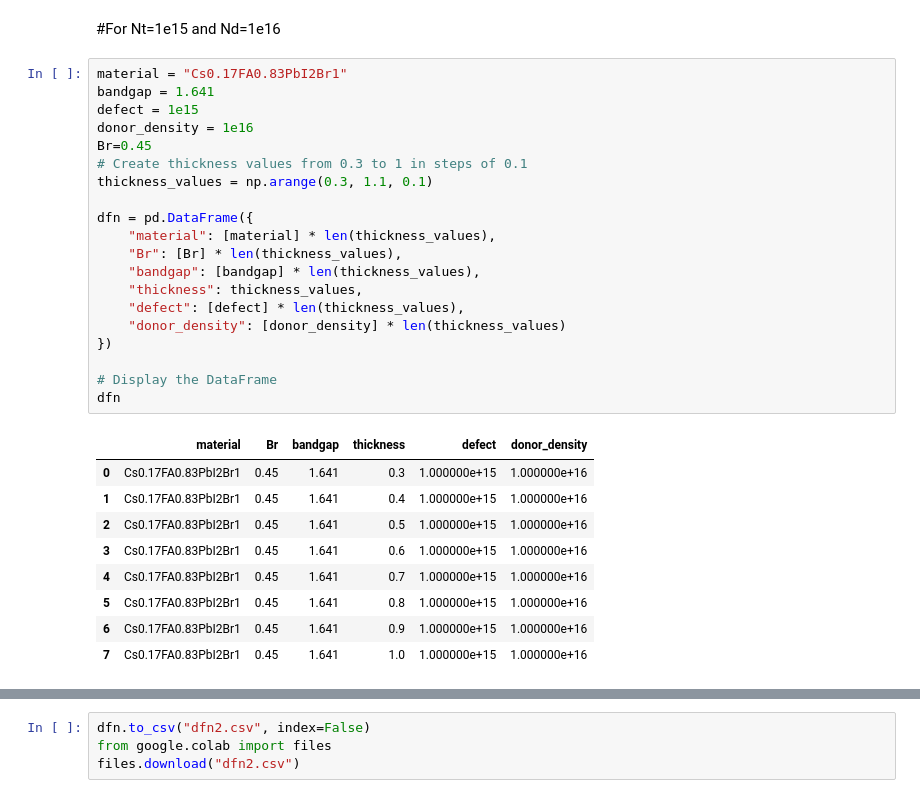
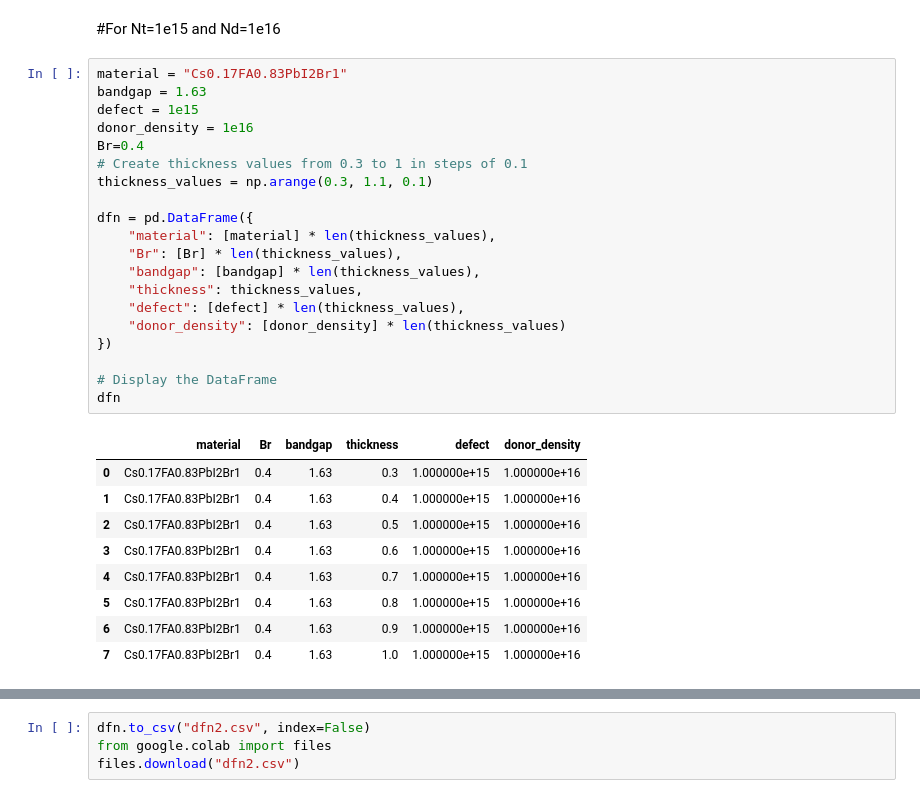
Before and after one commit to subhamsubba/scaps, a Jupyter notebook: scaps.ipynb, the cells around one changed output, grey strips where cells are left out. Saved outputs shown, nothing was run; the diff lists cells and outputs as text.

```diff
--- a/scaps.ipynb
+++ b/scaps.ipynb
@@ -450,34 +450,34 @@ plt.show()
 #For Nt=1e15 and Nd=1e16
 # %%
 material = "Cs0.17FA0.83PbI2Br1"
-bandgap = 1.641
+bandgap = 1.63
 defect = 1e15
 donor_density = 1e16
-Br=0.45
+Br=0.4
 # Create thickness values from 0.3 to 1 in steps of 0.1
 thickness_values = np.arange(0.3, 1.1, 0.1)
 
 dfn = pd.DataFrame({
     "material": [material] * len(thickness_values),
     "Br": [Br] * len(thickness_values),
     "bandgap": [bandgap] * len(thickness_values),
     "thickness": thickness_values,
     "defect": [defect] * len(thickness_values),
     "donor_density": [donor_density] * len(thickness_values)
 })
 
 # Display the DataFrame
 dfn
 # %% [output]
 |  | material | Br | bandgap | thickness | defect | donor_density |
-| 0 | Cs0.17FA0.83PbI2Br1 | 0.45 | 1.641 | 0.3 | 1.000000e+15 | 1.000000e+16 |
-| 1 | Cs0.17FA0.83PbI2Br1 | 0.45 | 1.641 | 0.4 | 1.000000e+15 | 1.000000e+16 |
-| 2 | Cs0.17FA0.83PbI2Br1 | 0.45 | 1.641 | 0.5 | 1.000000e+15 | 1.000000e+16 |
-| 3 | Cs0.17FA0.83PbI2Br1 | 0.45 | 1.641 | 0.6 | 1.000000e+15 | 1.000000e+16 |
-| 4 | Cs0.17FA0.83PbI2Br1 | 0.45 | 1.641 | 0.7 | 1.000000e+15 | 1.000000e+16 |
-| 5 | Cs0.17FA0.83PbI2Br1 | 0.45 | 1.641 | 0.8 | 1.000000e+15 | 1.000000e+16 |
-| 6 | Cs0.17FA0.83PbI2Br1 | 0.45 | 1.641 | 0.9 | 1.000000e+15 | 1.000000e+16 |
-| 7 | Cs0.17FA0.83PbI2Br1 | 0.45 | 1.641 | 1.0 | 1.000000e+15 | 1.000000e+16 |
+| 0 | Cs0.17FA0.83PbI2Br1 | 0.4 | 1.63 | 0.3 | 1.000000e+15 | 1.000000e+16 |
+| 1 | Cs0.17FA0.83PbI2Br1 | 0.4 | 1.63 | 0.4 | 1.000000e+15 | 1.000000e+16 |
+| 2 | Cs0.17FA0.83PbI2Br1 | 0.4 | 1.63 | 0.5 | 1.000000e+15 | 1.000000e+16 |
+| 3 | Cs0.17FA0.83PbI2Br1 | 0.4 | 1.63 | 0.6 | 1.000000e+15 | 1.000000e+16 |
+| 4 | Cs0.17FA0.83PbI2Br1 | 0.4 | 1.63 | 0.7 | 1.000000e+15 | 1.000000e+16 |
+| 5 | Cs0.17FA0.83PbI2Br1 | 0.4 | 1.63 | 0.8 | 1.000000e+15 | 1.000000e+16 |
+| 6 | Cs0.17FA0.83PbI2Br1 | 0.4 | 1.63 | 0.9 | 1.000000e+15 | 1.000000e+16 |
+| 7 | Cs0.17FA0.83PbI2Br1 | 0.4 | 1.63 | 1.0 | 1.000000e+15 | 1.000000e+16 |
 # %%
 
 # Predict using the Decision Tree model
```
Also changed, not shown: parts of 6 cells of this notebook.
